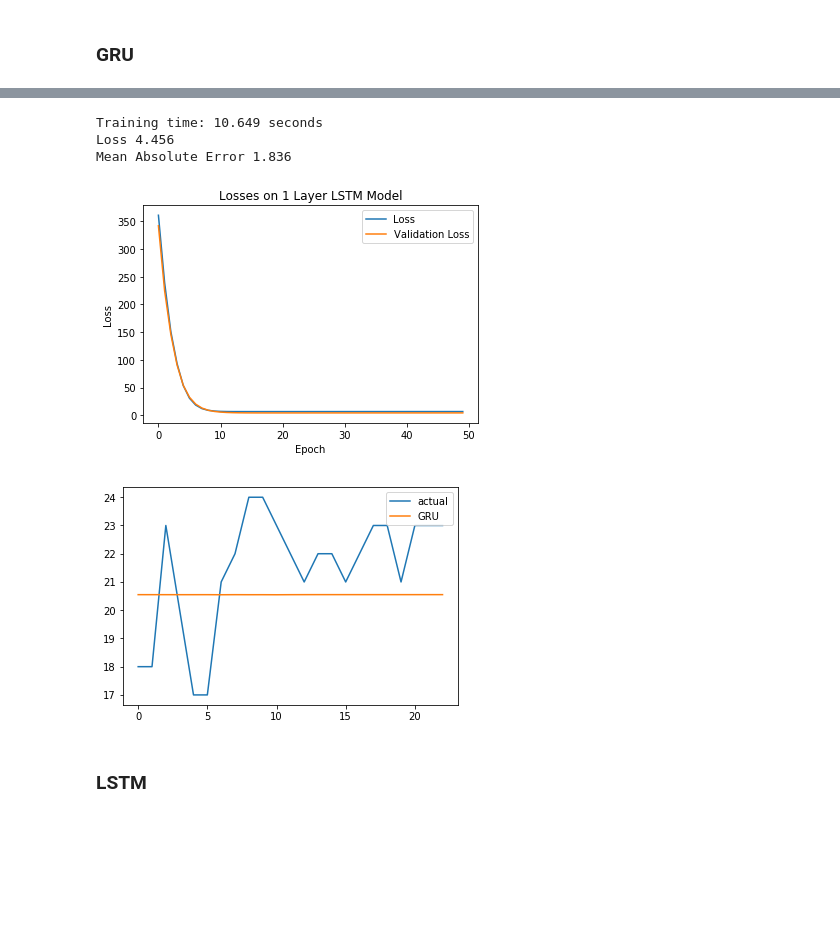
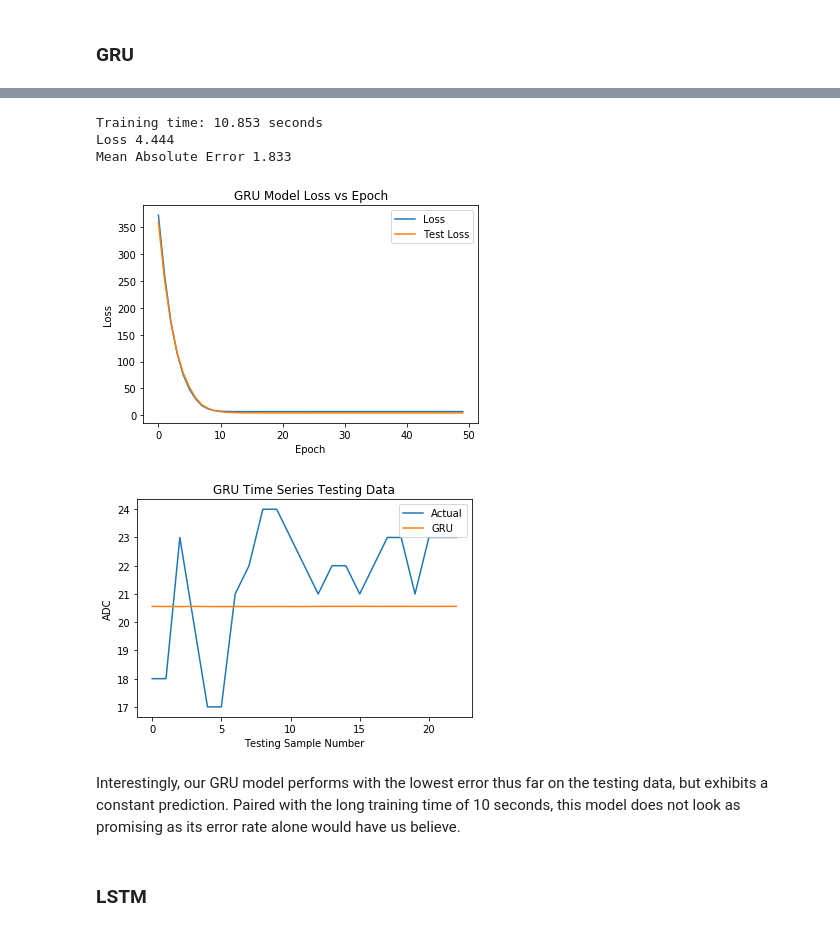
Before and after one commit to cobrobrown/thinkful_course, a Jupyter notebook: Final Capstone/Model Evaluation.ipynb, the cells around one changed output, grey strips where cells are left out. Drawn from its saved outputs; the diff is of its cells as text; code cells hidden in the pictures; blank space fills up the shorter version.

Commit message:
added markdown to Model Evaluation

```diff
--- a/Final Capstone/Model Evaluation.ipynb
+++ b/Final Capstone/Model Evaluation.ipynb
@@ -186,0 +173,14 @@ After running a grid search on order values, the combination 2,1,7 for p,q, and
+# %%
+# linear features
+df_PICU_xgb = df_PICU[['EffectiveDAte','AverageCensusCount']].reset_index(drop=True)
+df_PICU_xgb['year'] = df_PICU_xgb['EffectiveDAte'].dt.year
+df_PICU_xgb['month'] = df_PICU_xgb['EffectiveDAte'].dt.month
+df_PICU_xgb['dayofweek'] = df_PICU_xgb['EffectiveDAte'].dt.dayofweek
+df_PICU_xgb['lpch_main_open'] = 0
+df_PICU_xgb.loc[df_PICU_xgb["EffectiveDAte"] < '2017-12-09']['lpch_main_open'] = 1
+offset=30
+window=14
+for i in range(len(df_PICU_xgb.index))[offset+window:]:
+    win_range = df_PICU_xgb.loc[i-window-offset:i-offset,'AverageCensusCount']
+    df_PICU_xgb.loc[i,'prev_mean'] = win_range.mean()
+    df_PICU_xgb.loc[i,'prev_std'] = win_range.std()
@@ -464,29 +416,34 @@ Epoch 50/50
 # %%
 # show score
 print("Training time: {:0.3f} seconds".format(end_time))
 gru_predict = gru.predict(X_PICU_test_rnn)
 gru_score = gru.evaluate(X_PICU_test_rnn,Y_PICU_test_rnn,verbose=0)
 print("Loss {:0.3f}".format(gru_score[0]))
 print("Mean Absolute Error {:0.3f}".format(gru_score[1]))
 # plot loss
 plt.plot(gru_history.history['loss'],label="Loss")
-plt.plot(gru_history.history['val_loss'],label="Validation Loss")
-plt.title("Losses on 1 Layer LSTM Model")
+plt.plot(gru_history.history['val_loss'],label="Test Loss")
+plt.title("GRU Model Loss vs Epoch")
 plt.xlabel("Epoch")
 plt.ylabel("Loss")
 plt.legend()
 plt.show()
 # plot test series
-plt.plot(Y_PICU_test_rnn[:,0,0],label='actual')
+plt.plot(Y_PICU_test_rnn[:,0,0],label='Actual')
 plt.plot(gru_predict[:,0,0],label='GRU')
 plt.legend()
+plt.title("GRU Time Series Testing Data")
+plt.ylabel("ADC")
+plt.xlabel("Testing Sample Number")
 plt.show()
 # %% [output]
-Training time: 10.649 seconds
-Loss 4.456
-Mean Absolute Error 1.836
+Training time: 10.853 seconds
+Loss 4.444
+Mean Absolute Error 1.833
-[figure, old version]
+[figure, new version]
-[figure, old version]
+[figure, new version]
+# %% [markdown]
+Interestingly, our GRU model performs with the lowest error thus far on the testing data, but exhibits a constant prediction. Paired with the long training time of 10 seconds, this model does not look as promising as its error rate alone would have us believe.
 # %% [markdown]
 ### LSTM
 # %%
```
Also changed, not shown: parts of 49 cells of this notebook, 1 other file.
